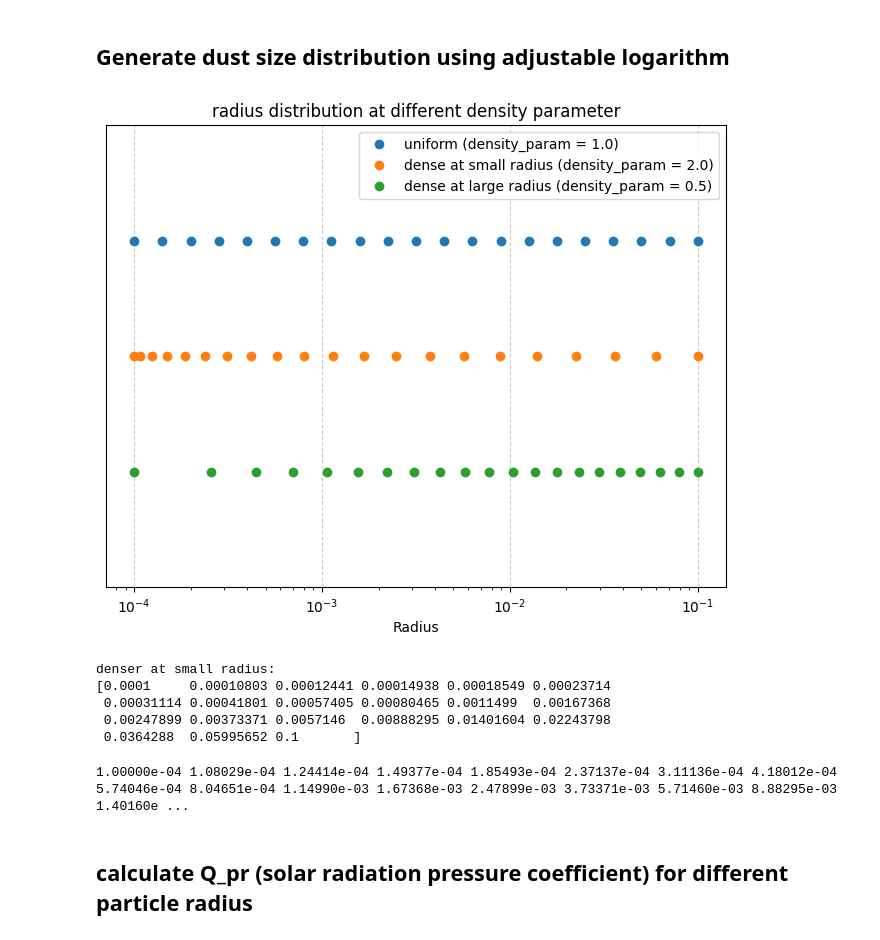
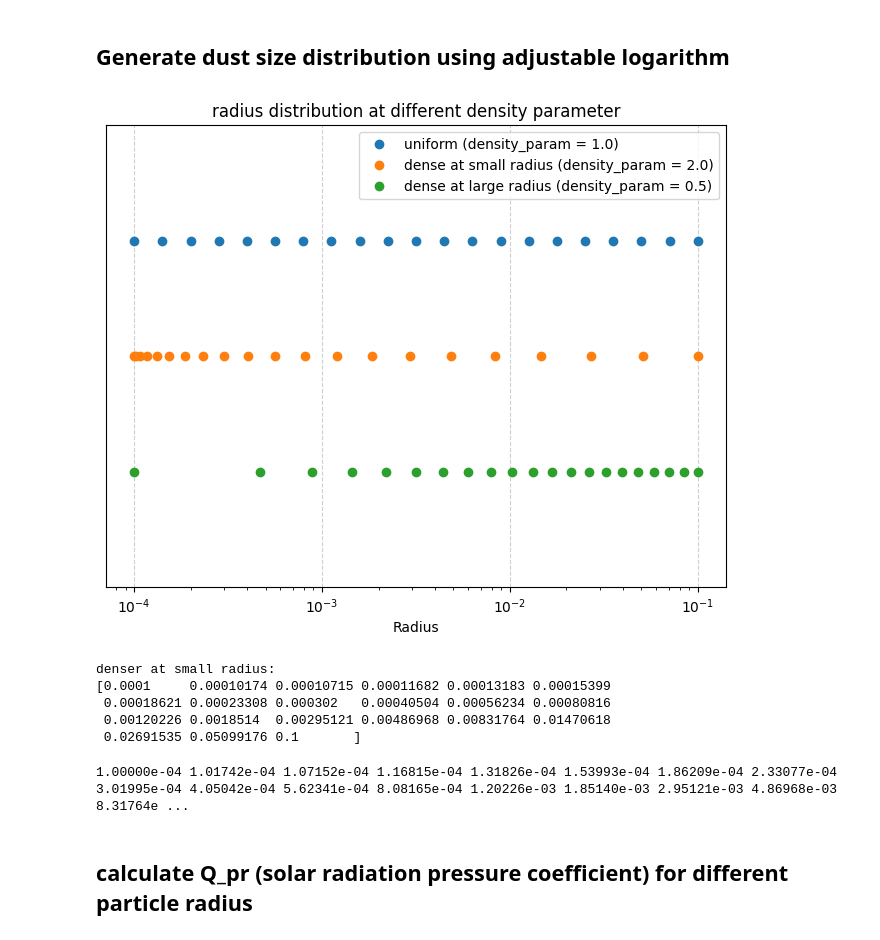
Before and after one commit to gitlinffff/rebound, a Jupyter notebook: analysis/pre-process.ipynb, the cells around one changed output. Saved outputs shown, nothing was run; the diff lists cells and outputs as text; code cells hidden in the pictures.

```diff
--- a/analysis/pre-process.ipynb
+++ b/analysis/pre-process.ipynb
@@ -35,45 +35,45 @@ def custom_log_space(min_exp, max_exp, num_points, density_param=1.0):
 # --- Example ---
 min_exp = -4
 max_exp = -1
 num_points = 21
 
 # Original method (equivalent to density_param=1.0)
 original_radius = 10 ** np.linspace(min_exp, max_exp, num_points)
 
 # dense at larger radius (density_param < 1)
-dense_at_large_radius = custom_log_space(min_exp, max_exp, num_points, density_param=2/3)
+dense_at_large_radius = custom_log_space(min_exp, max_exp, num_points, density_param=0.5)
 
 # dense at smaller radius (density_param > 1)
-dense_at_small_radius = custom_log_space(min_exp, max_exp, num_points, density_param=1.5)
+dense_at_small_radius = custom_log_space(min_exp, max_exp, num_points, density_param=2.)
 
 # visualization
 plt.figure(figsize=(8, 6))
 plt.plot(original_radius, np.ones(num_points) * 3, 'o', label='uniform (density_param = 1.0)')
 plt.plot(dense_at_small_radius, np.ones(num_points) * 2, 'o', label='dense at small radius (density_param = 2.0)')
 plt.plot(dense_at_large_radius, np.ones(num_points) * 1, 'o', label='dense at large radius (density_param = 0.5)')
 
 plt.xscale('log')
 plt.legend()
 plt.title('radius distribution at different density parameter')
 plt.xlabel('Radius')
 plt.yticks([])
 plt.grid(axis='x', linestyle='--', alpha=0.6)
 plt.ylim(0, 4)
 plt.show()
 
 print("denser at small radius:")
 print(dense_at_small_radius)
 # %% [output]
-[figure, old version]
+[figure, new version]
 denser at small radius:
-[0.0001     0.00010803 0.00012441 0.00014938 0.00018549 0.00023714
- 0.00031114 0.00041801 0.00057405 0.00080465 0.0011499  0.00167368
- 0.00247899 0.00373371 0.0057146  0.00888295 0.01401604 0.02243798
- 0.0364288  0.05995652 0.1       ]
+[0.0001     0.00010174 0.00010715 0.00011682 0.00013183 0.00015399
+ 0.00018621 0.00023308 0.000302   0.00040504 0.00056234 0.00080816
+ 0.00120226 0.0018514  0.00295121 0.00486968 0.00831764 0.01470618
+ 0.02691535 0.05099176 0.1       ]
 # %%
 print(' '.join([f'{x:.5e}' for x in dense_at_small_radius]))
 # %% [output]
-1.00000e-04 1.08029e-04 1.24414e-04 1.49377e-04 1.85493e-04 2.37137e-04 3.11136e-04 4.18012e-04 5.74046e-04 8.04651e-04 1.14990e-03 1.67368e-03 2.47899e-03 3.73371e-03 5.71460e-03 8.88295e-03 1.40160e ...
+1.00000e-04 1.01742e-04 1.07152e-04 1.16815e-04 1.31826e-04 1.53993e-04 1.86209e-04 2.33077e-04 3.01995e-04 4.05042e-04 5.62341e-04 8.08165e-04 1.20226e-03 1.85140e-03 2.95121e-03 4.86968e-03 8.31764e ...
 # %% [markdown]
 ## calculate Q_pr (solar radiation pressure coefficient) for different particle radius
 # %%
```
Also changed, not shown: 3 other files.
